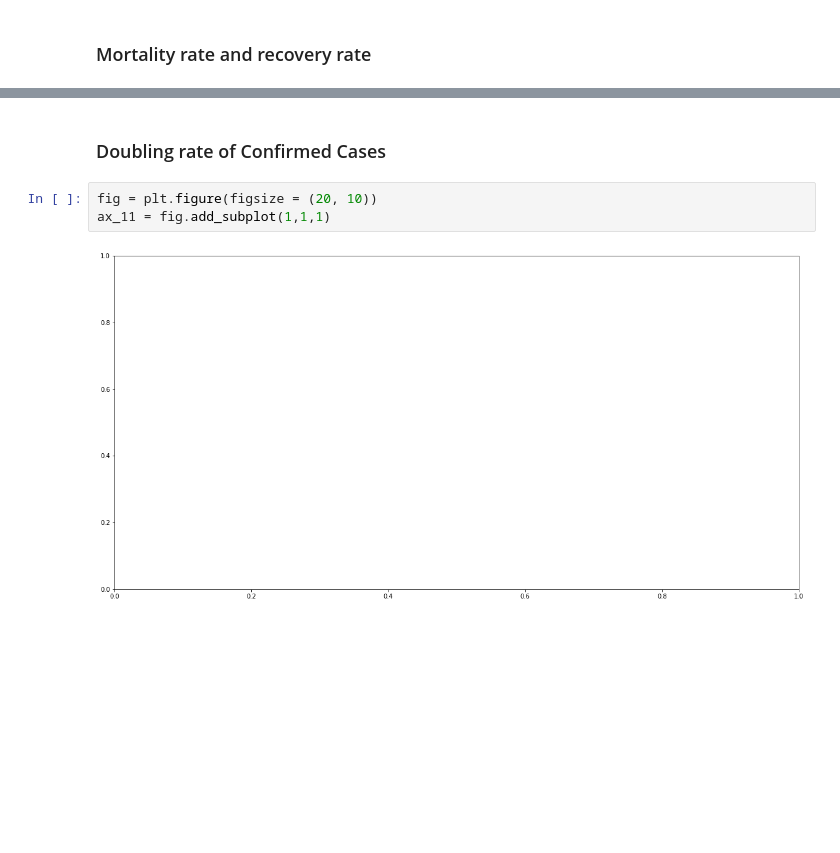
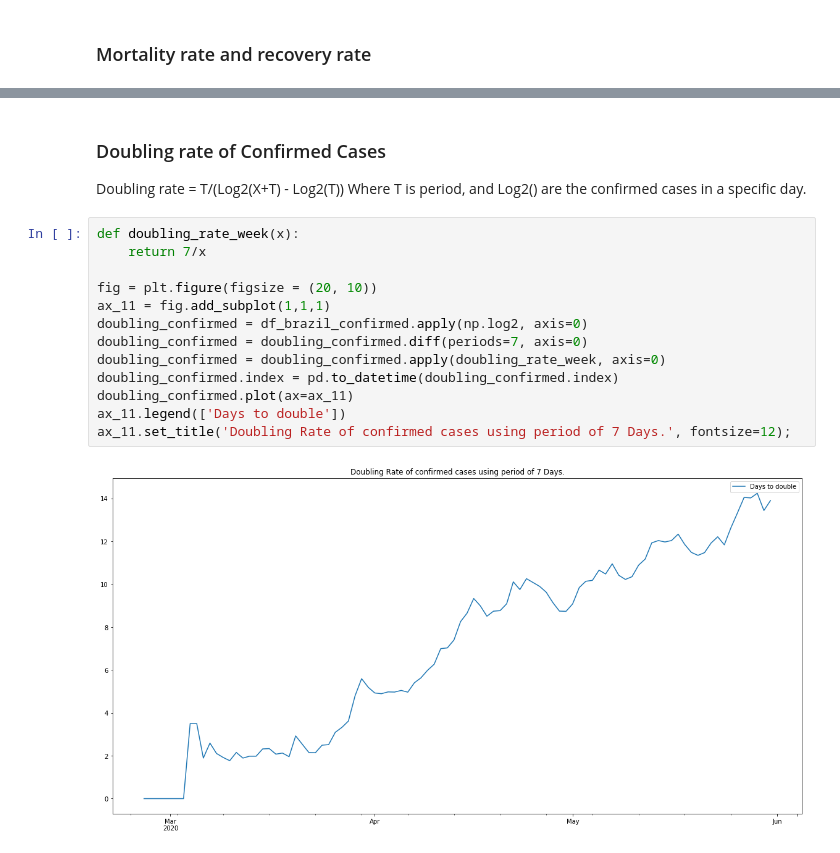
Before and after one commit to ErikSugawara/covid19-visualization-analysis, a Jupyter notebook: covid_visual_analysis.ipynb, the cells around one changed output, grey strips where cells are left out. Cells and saved outputs as stored; diff of their text form; blank space fills up the shorter version.

Commit message:
Added doubling rate of confirmed cases

```diff
--- a/covid_visual_analysis.ipynb
+++ b/covid_visual_analysis.ipynb
@@ -295,7 +285,19 @@ ax_10.set_title('Mortality rate and Recovery rate in Brazil', fontsize=12);
-# %% [markdown]
-### Doubling rate of Confirmed Cases
-# %%
-fig = plt.figure(figsize = (20, 10))
-ax_11 = fig.add_subplot(1,1,1)
-# %% [output]
-[figure, removed]
+# %% [markdown]
+### Doubling rate of Confirmed Cases
+Doubling rate = T/(Log2(X+T) - Log2(T))
+Where T is period, and Log2() are the confirmed cases in a specific day.
+# %%
+def doubling_rate_week(x):
+    return 7/x
+
+fig = plt.figure(figsize = (20, 10))
+ax_11 = fig.add_subplot(1,1,1)
+doubling_confirmed = df_brazil_confirmed.apply(np.log2, axis=0)
+doubling_confirmed = doubling_confirmed.diff(periods=7, axis=0)
+doubling_confirmed = doubling_confirmed.apply(doubling_rate_week, axis=0)
+doubling_confirmed.index = pd.to_datetime(doubling_confirmed.index)
+doubling_confirmed.plot(ax=ax_11)
+ax_11.legend(['Days to double'])
+ax_11.set_title('Doubling Rate of confirmed cases using period of 7 Days.', fontsize=12);
+# %% [output]
+[figure, added]
```
Also changed, not shown: parts of 17 cells of this notebook.
